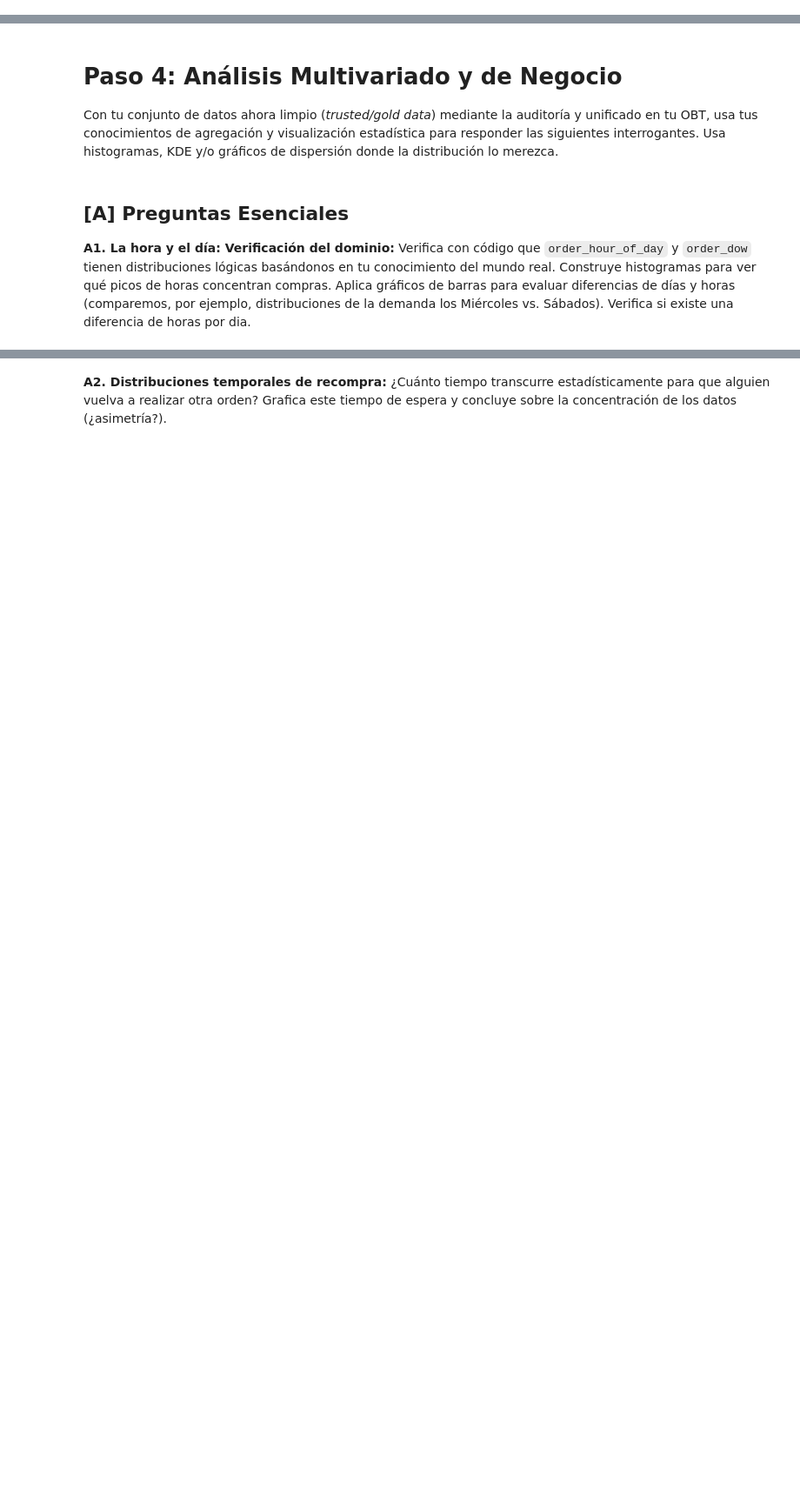
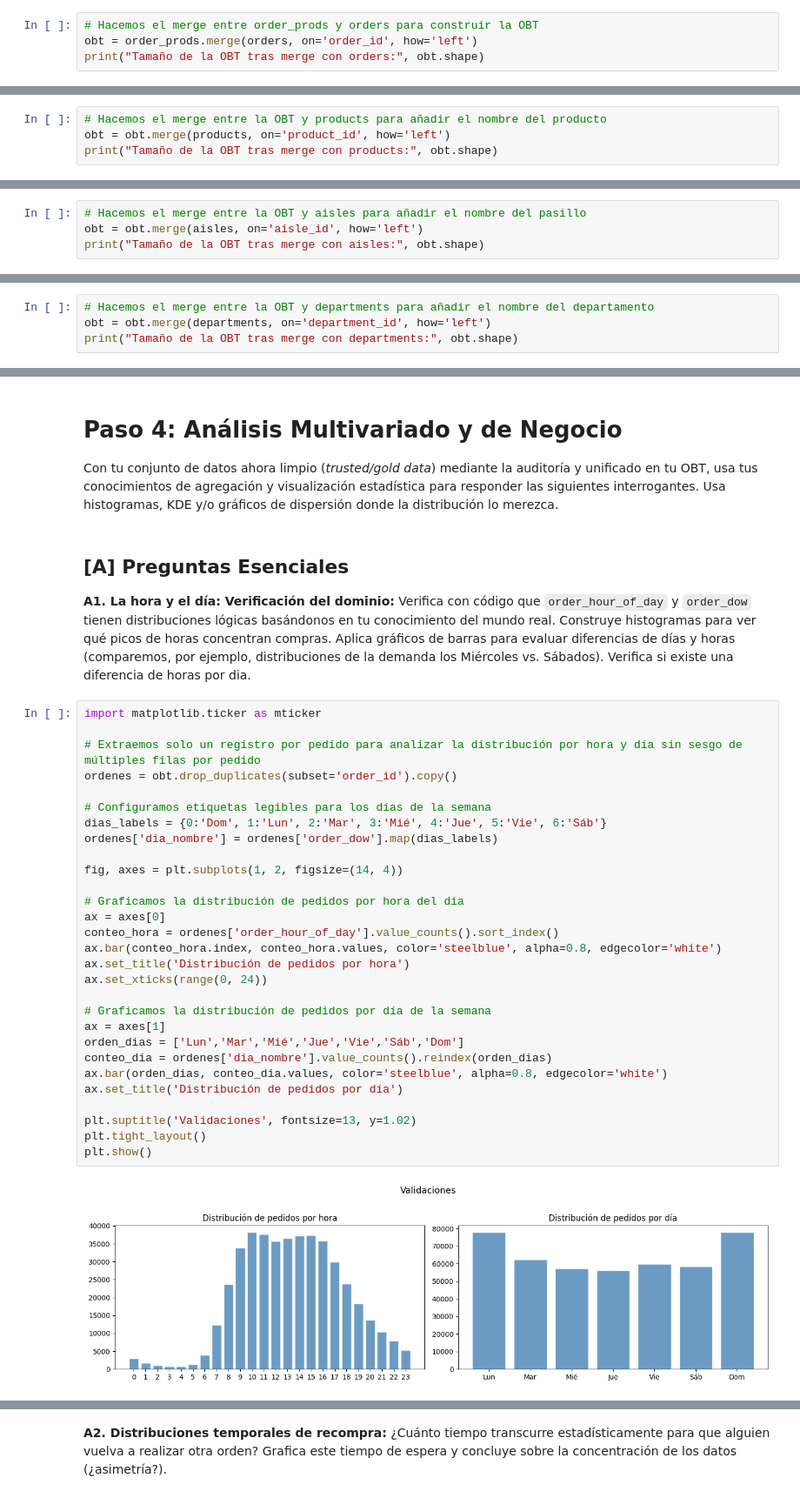
Before and after one commit to mpillapa/workshop-3, a Jupyter notebook: taller_3_Manuel_Pillapa.ipynb, the cells around one changed output, grey strips where cells are left out. Shown at 87% size. Drawn from its saved outputs; the diff is of its cells as text; blank space fills up the shorter version.

```diff
--- a/taller_3_Manuel_Pillapa.ipynb
+++ b/taller_3_Manuel_Pillapa.ipynb
@@ -425,3 +586,7 @@ Decide y justifica la estrategia que usaste para estos casos (eliminar, mantener
 Para poder responder preguntas de negocio de manera eficiente y aplicando correlaciones y cruces, un científico de datos típicamente convierte o "aplana" las tablas normalizadas operacionales en **One Big Table (OBT)**. La OBT agrupa (hace merges) de las distintas dimensiones transaccionales alrededor del concepto central (en este caso el *Articulo pedido por Orden*), lo que nos da una vista panorámica (desnormalización estructural) para el análisis.
 
 **Tu tarea:** Une las cinco tablas previamente purgadas formando un solo DataFrame analítico. Te recomendamos ir uniendo ordenes y el detalle, luego producto, pasillo y finalmente departamento.
+# %%
+# Hacemos el merge entre order_prods y orders para construir la OBT
+obt = order_prods.merge(orders, on='order_id', how='left')
+print("Tamaño de la OBT tras merge con orders:", obt.shape)
@@ -427,0 +595,4 @@ Para poder responder preguntas de negocio de manera eficiente y aplicando correl
+# %%
+# Hacemos el merge entre la OBT y products para añadir el nombre del producto
+obt = obt.merge(products, on='product_id', how='left')
+print("Tamaño de la OBT tras merge con products:", obt.shape)
@@ -427,0 +601,4 @@ Para poder responder preguntas de negocio de manera eficiente y aplicando correl
+# %%
+# Hacemos el merge entre la OBT y aisles para añadir el nombre del pasillo
+obt = obt.merge(aisles, on='aisle_id', how='left')
+print("Tamaño de la OBT tras merge con aisles:", obt.shape)
@@ -427,0 +607,4 @@ Para poder responder preguntas de negocio de manera eficiente y aplicando correl
+# %%
+# Hacemos el merge entre la OBT y departments para añadir el nombre del departamento
+obt = obt.merge(departments, on='department_id', how='left')
+print("Tamaño de la OBT tras merge con departments:", obt.shape)
@@ -434,3 +649,34 @@ Con tu conjunto de datos ahora limpio (*trusted/gold data*) mediante la auditor
 
 **A1. La hora y el día: Verificación del dominio:**
 Verifica con código que `order_hour_of_day` y `order_dow` tienen distribuciones lógicas basándonos en tu conocimiento del mundo real. Construye histogramas para ver qué picos de horas concentran compras. Aplica gráficos de barras para evaluar diferencias de días y horas (comparemos, por ejemplo, distribuciones de la demanda los Miércoles vs. Sábados). Verifica si existe una diferencia de horas por dia.
+# %%
+import matplotlib.ticker as mticker
+
+# Extraemos solo un registro por pedido para analizar la distribución por hora y día sin sesgo de múltiples filas por pedido
+ordenes = obt.drop_duplicates(subset='order_id').copy()
+
+# Configuramos etiquetas legibles para los días de la semana
+dias_labels = {0:'Dom', 1:'Lun', 2:'Mar', 3:'Mié', 4:'Jue', 5:'Vie', 6:'Sáb'}
+ordenes['dia_nombre'] = ordenes['order_dow'].map(dias_labels)
+
+fig, axes = plt.subplots(1, 2, figsize=(14, 4))
+
+# Graficamos la distribución de pedidos por hora del dia
+ax = axes[0]
+conteo_hora = ordenes['order_hour_of_day'].value_counts().sort_index()
+ax.bar(conteo_hora.index, conteo_hora.values, color='steelblue', alpha=0.8, edgecolor='white')
+ax.set_title('Distribución de pedidos por hora')
+ax.set_xticks(range(0, 24))
+
+# Graficamos la distribución de pedidos por día de la semana
+ax = axes[1]
+orden_dias = ['Lun','Mar','Mié','Jue','Vie','Sáb','Dom']
+conteo_dia = ordenes['dia_nombre'].value_counts().reindex(orden_dias)
+ax.bar(orden_dias, conteo_dia.values, color='steelblue', alpha=0.8, edgecolor='white')
+ax.set_title('Distribución de pedidos por día')
+
+plt.suptitle('Validaciones', fontsize=13, y=1.02)
+plt.tight_layout()
+plt.show()
+# %% [output]
+[figure, added]
```
Also changed, not shown: parts of 39 cells of this notebook, 1 other file.
